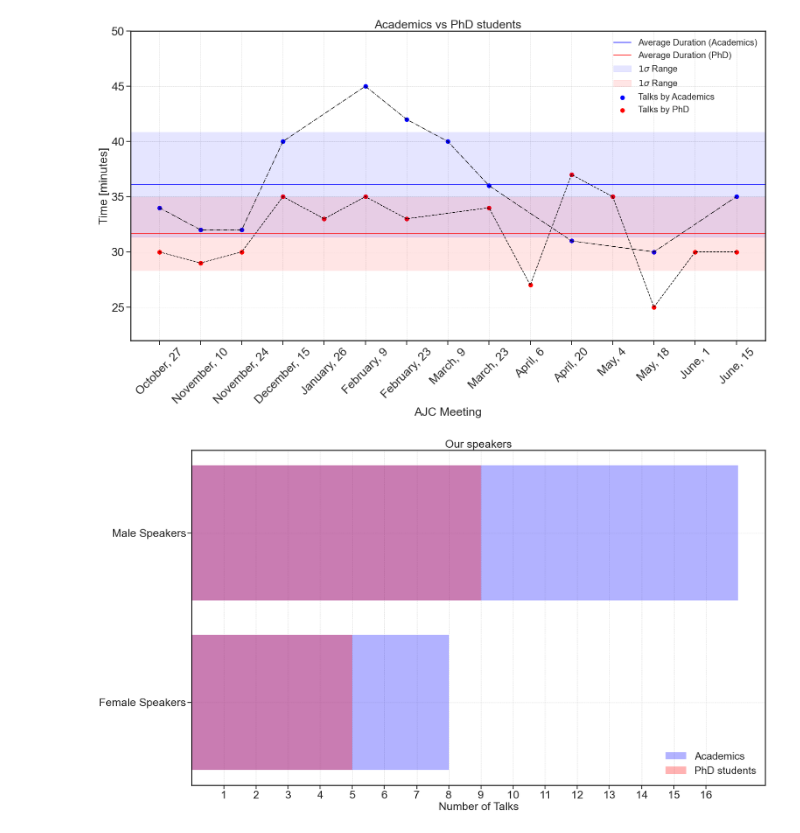
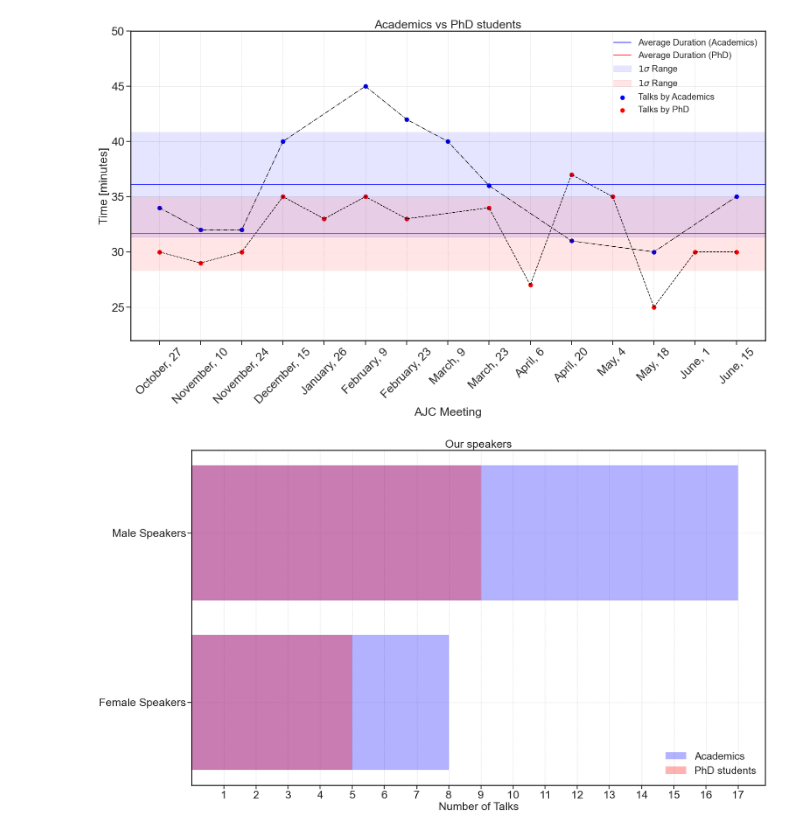
Before and after one commit to WilliamGiare/Astrophysics_Journal_CLub, a Jupyter notebook: Data & Analysis/AJC_analysis.ipynb, the cells around one changed output. Cells and saved outputs as stored; diff of their text form; code cells hidden in the pictures.

```diff
--- a/Data & Analysis/AJC_analysis.ipynb
+++ b/Data & Analysis/AJC_analysis.ipynb
@@ -325,35 +325,35 @@ plt.rcParams["ytick.labelsize"]  = "27"
 plt.rcParams["xtick.labelsize"]  = "27"
 plt.rcParams["axes.titlesize"]  = "27"
 plt.rcParams["figure.figsize"] = [25, 15]
 plt.rcParams['xtick.major.size'] = 10
 plt.rcParams['xtick.major.width'] = 2
 plt.rcParams['xtick.minor.size'] = 5
 plt.rcParams['xtick.minor.width'] = 1
 plt.rcParams['ytick.major.size'] = 10
 plt.rcParams['ytick.major.width'] = 2
 plt.rcParams['ytick.minor.size'] = 5
 plt.rcParams['ytick.minor.width'] = 1
 
 ax1 = plt.subplot(111)
-plt.xticks(np.arange(min(AJC_data[:,0]), max(AJC_data[:,0])+2, 1.0))
+plt.xticks(np.arange(min(AJC_data[:,0]), max(AJC_data[:,0])+3, 1.0))
 ax1.set_xlabel(r'Number of Talks',fontsize = 27)
 
 ax1.set_title('Our speakers')
 ax1.grid(linestyle='--',linewidth=0.7)
 
 gender= ("Female Speakers" , "Male Speakers")
 
 
 gender_speaker_total=[female_Acad+female_PhD, male_Acad+male_PhD]
 gender_speaker_PhD=[female_PhD,male_PhD]
 
 ax1.barh(gender, gender_speaker_total,label="Academics",color="blue",alpha=0.3)
 ax1.barh(gender, gender_speaker_PhD,label="PhD students",color="red",alpha=0.3)
 plt.legend(fontsize="25")
 plt.show()
 #plt.savefig("Plot/Gender.pdf")
 # %% [output]
-[figure, old version]
+[figure, new version]
 # %%
 plt.rcParams["axes.edgecolor"] = "0.15"
 plt.rcParams["axes.linewidth"]  = "2.5"
```
Also changed, not shown: parts of 2 cells of this notebook.
